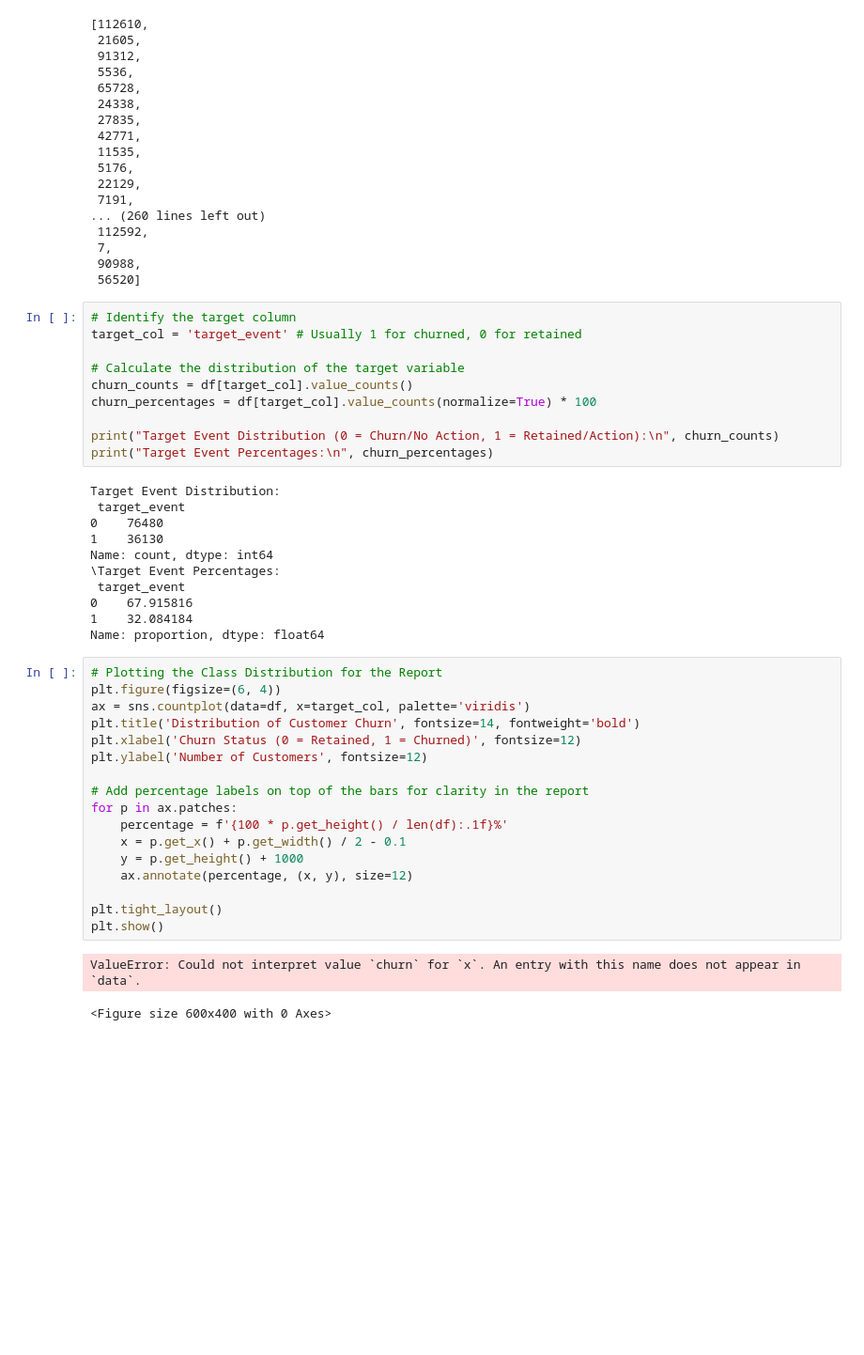
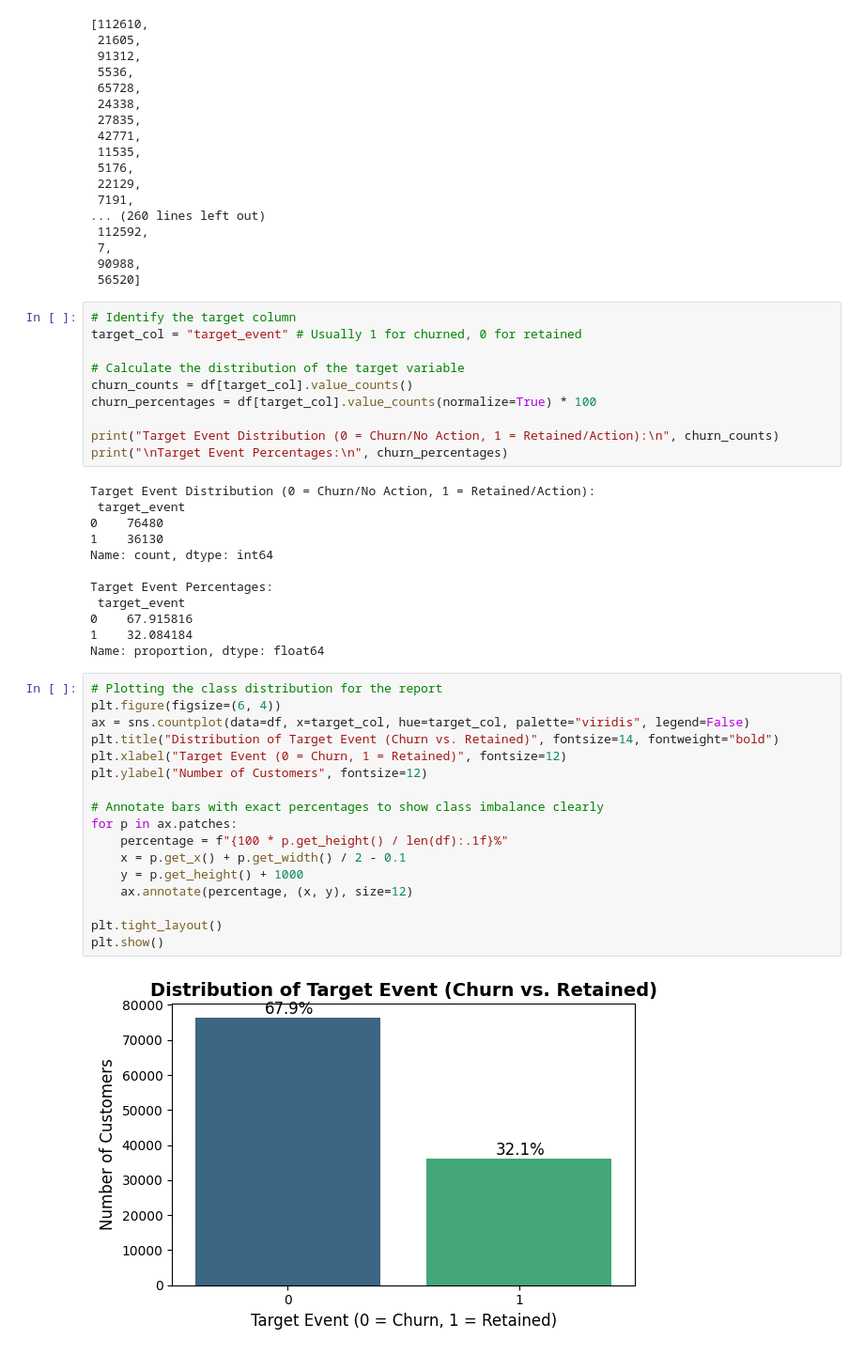
Before and after one commit to KhooLayHan/odl-project, a Jupyter notebook: main.ipynb, the cells around one changed output. Shown at 94% size. Drawn from its saved outputs; the diff is of its cells as text; blank space fills up the shorter version.

```diff
--- a/main.ipynb
+++ b/main.ipynb
@@ -105,42 +110,42 @@ list(df.nunique())
  56520]
 # %%
 # Identify the target column
-target_col = 'target_event' # Usually 1 for churned, 0 for retained
+target_col = "target_event" # Usually 1 for churned, 0 for retained
 
 # Calculate the distribution of the target variable
 churn_counts = df[target_col].value_counts()
 churn_percentages = df[target_col].value_counts(normalize=True) * 100
 
 print("Target Event Distribution (0 = Churn/No Action, 1 = Retained/Action):\n", churn_counts)
-print("Target Event Percentages:\n", churn_percentages)
+print("\nTarget Event Percentages:\n", churn_percentages)
 # %% [output]
-Target Event Distribution:
+Target Event Distribution (0 = Churn/No Action, 1 = Retained/Action):
  target_event
 0    76480
 1    36130
 Name: count, dtype: int64
-\Target Event Percentages:
+
+Target Event Percentages:
  target_event
 0    67.915816
 1    32.084184
 Name: proportion, dtype: float64
 # %%
-# Plotting the Class Distribution for the Report
+# Plotting the class distribution for the report
 plt.figure(figsize=(6, 4))
-ax = sns.countplot(data=df, x=target_col, palette='viridis')
-plt.title('Distribution of Customer Churn', fontsize=14, fontweight='bold')
-plt.xlabel('Churn Status (0 = Retained, 1 = Churned)', fontsize=12)
-plt.ylabel('Number of Customers', fontsize=12)
+ax = sns.countplot(data=df, x=target_col, hue=target_col, palette="viridis", legend=False)
+plt.title("Distribution of Target Event (Churn vs. Retained)", fontsize=14, fontweight="bold")
+plt.xlabel("Target Event (0 = Churn, 1 = Retained)", fontsize=12)
+plt.ylabel("Number of Customers", fontsize=12)
 
-# Add percentage labels on top of the bars for clarity in the report
+# Annotate bars with exact percentages to show class imbalance clearly
 for p in ax.patches:
-    percentage = f'{100 * p.get_height() / len(df):.1f}%'
+    percentage = f"{100 * p.get_height() / len(df):.1f}%"
     x = p.get_x() + p.get_width() / 2 - 0.1
     y = p.get_height() + 1000
     ax.annotate(percentage, (x, y), size=12)
 
 plt.tight_layout()
 plt.show()
 # %% [output]
-ValueError: Could not interpret value `churn` for `x`. An entry with this name does not appear in `data`.
-<Figure size 600x400 with 0 Axes>
+[figure, added]
```
Also changed, not shown: parts of 5 cells of this notebook.
